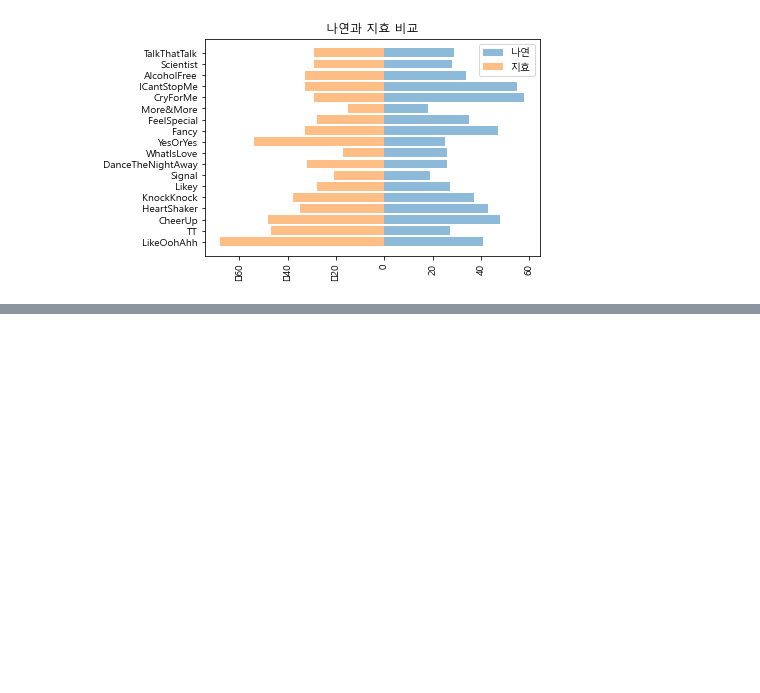
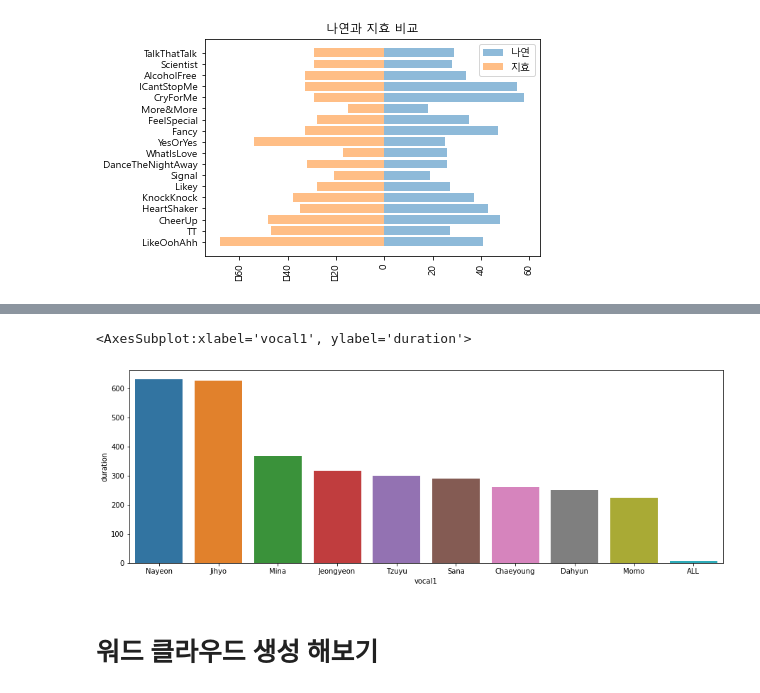
Before and after one commit to YoongSeongHong/Data_analysis_study, a Jupyter notebook: twice.ipynb, the cells around one changed output, grey strips where cells are left out. Cells and saved outputs as stored; diff of their text form; code cells hidden in the pictures; blank space fills up the shorter version.

```diff
--- a/twice.ipynb
+++ b/twice.ipynb
@@ -230,0 +290,4 @@ plt.xticks(rotation=90)
+# %%
+# V1, V2를 merge - outer조인, 한쪽에라도 데이터 없는 경우 NaN으로 저장
+V = pd.merge(V1, V2, how='outer', left_on='vocal1', right_on='vocal2')
+V
@@ -230,0 +320,2 @@ plt.xticks(rotation=90)
+# %%
+V.vocal1[9] = 'ALL'
@@ -230,0 +341,5 @@ plt.xticks(rotation=90)
+# %%
+V['duration'] = V.duration_x+V.duration_y
+# %%
+V['duration'][9] = 7.260
+V
@@ -230,0 +362,11 @@ plt.xticks(rotation=90)
+# %%
+import matplotlib.pyplot as plt
+import seaborn as sns
+
+plt.figure(figsize=(15, 5))
+sns.barplot(x=V.vocal1, y=V.duration, data=V)
+# %% [output]
+<AxesSubplot:xlabel='vocal1', ylabel='duration'>
+[figure, added]
+# %% [markdown]
+# 워드 클라우드 생성 해보기
```
Also changed, not shown: parts of 15 cells of this notebook.
